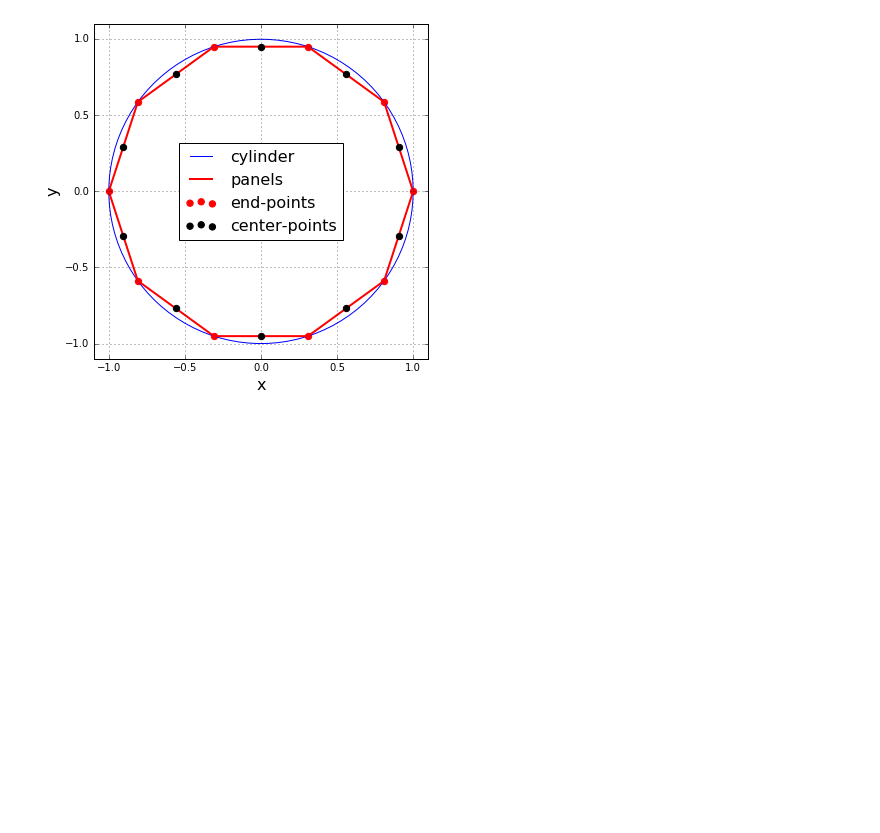
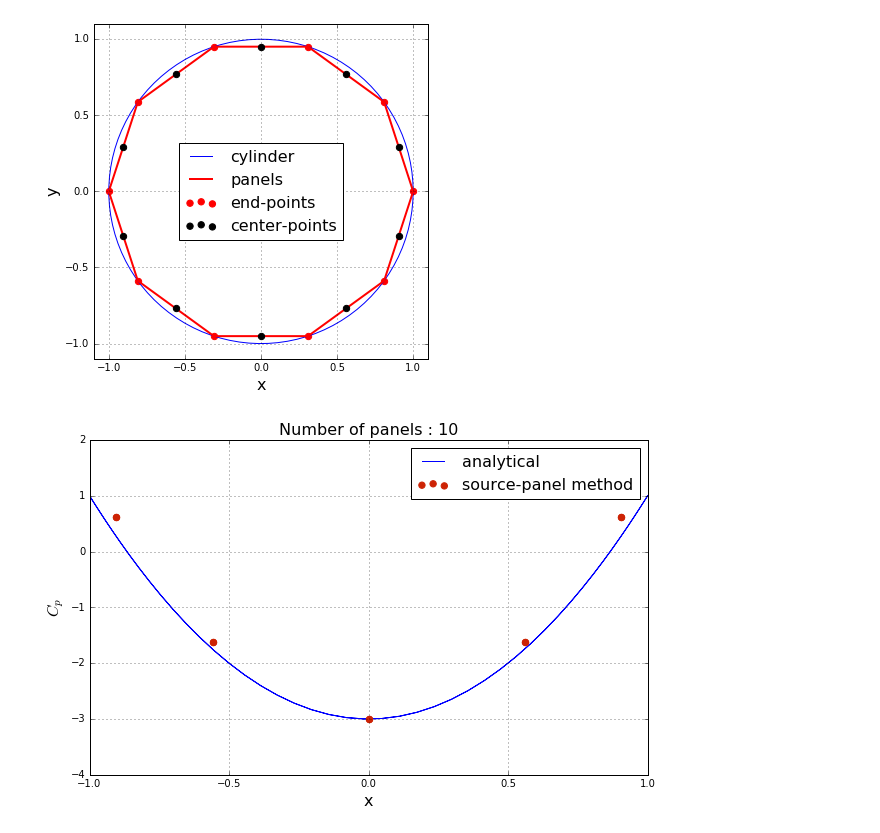
Before and after one commit to alexabaumer/MAE6226, a Jupyter notebook: Baumer_lesson09.ipynb, the cells around one changed output. Saved outputs shown, nothing was run; the diff lists cells and outputs as text; code cells hidden in the pictures; blank space fills up the shorter version.

```diff
--- a/Baumer_lesson09.ipynb
+++ b/Baumer_lesson09.ipynb
@@ -126,0 +156,20 @@ for i, panel in enumerate(panels):
+# %%
+cp_analytical = 1.0 - 4*(y_cylinder/R)**2
+
+# plot the surface pressure coefficient
+pyplot.figure(figsize=(10, 6))
+pyplot.grid()
+pyplot.xlabel('x', fontsize=16)
+pyplot.ylabel('$C_p$', fontsize=16)
+pyplot.plot(x_cylinder, cp_analytical,
+            label='analytical',
+            color='b', linestyle='-', linewidth=1, zorder=1)
+pyplot.scatter([p.xc for p in panels], [p.cp for p in panels],
+               label='source-panel method',
+               color='#CD2305', s=40, zorder=2)
+pyplot.title('Number of panels : %d' % N_panels, fontsize=16)
+pyplot.legend(loc='best', prop={'size':16})
+pyplot.xlim(-1.0, 1.0)
+pyplot.ylim(-4.0, 2.0);
+# %% [output]
+[figure, added]
```
Also changed, not shown: parts of 3 cells of this notebook.
